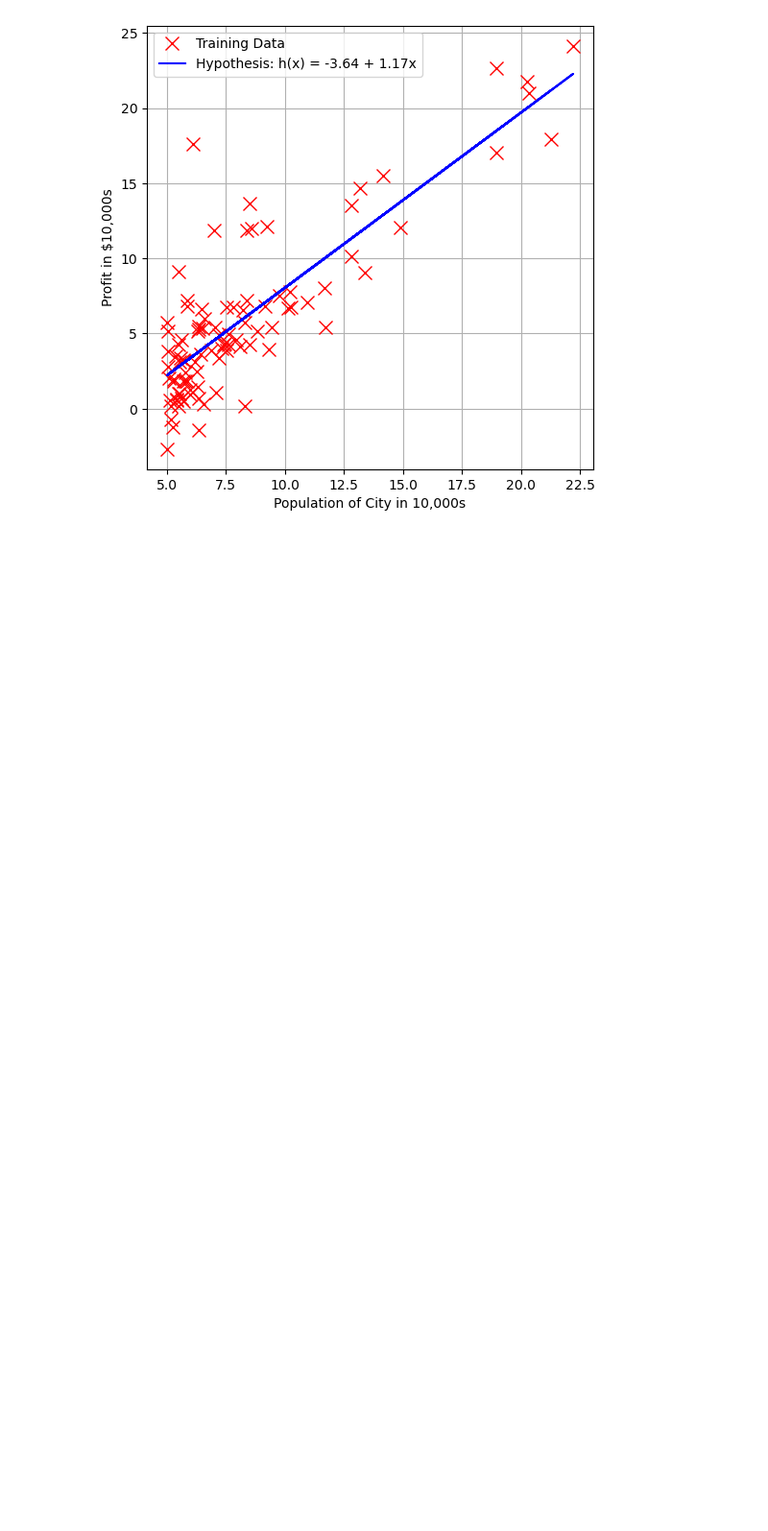
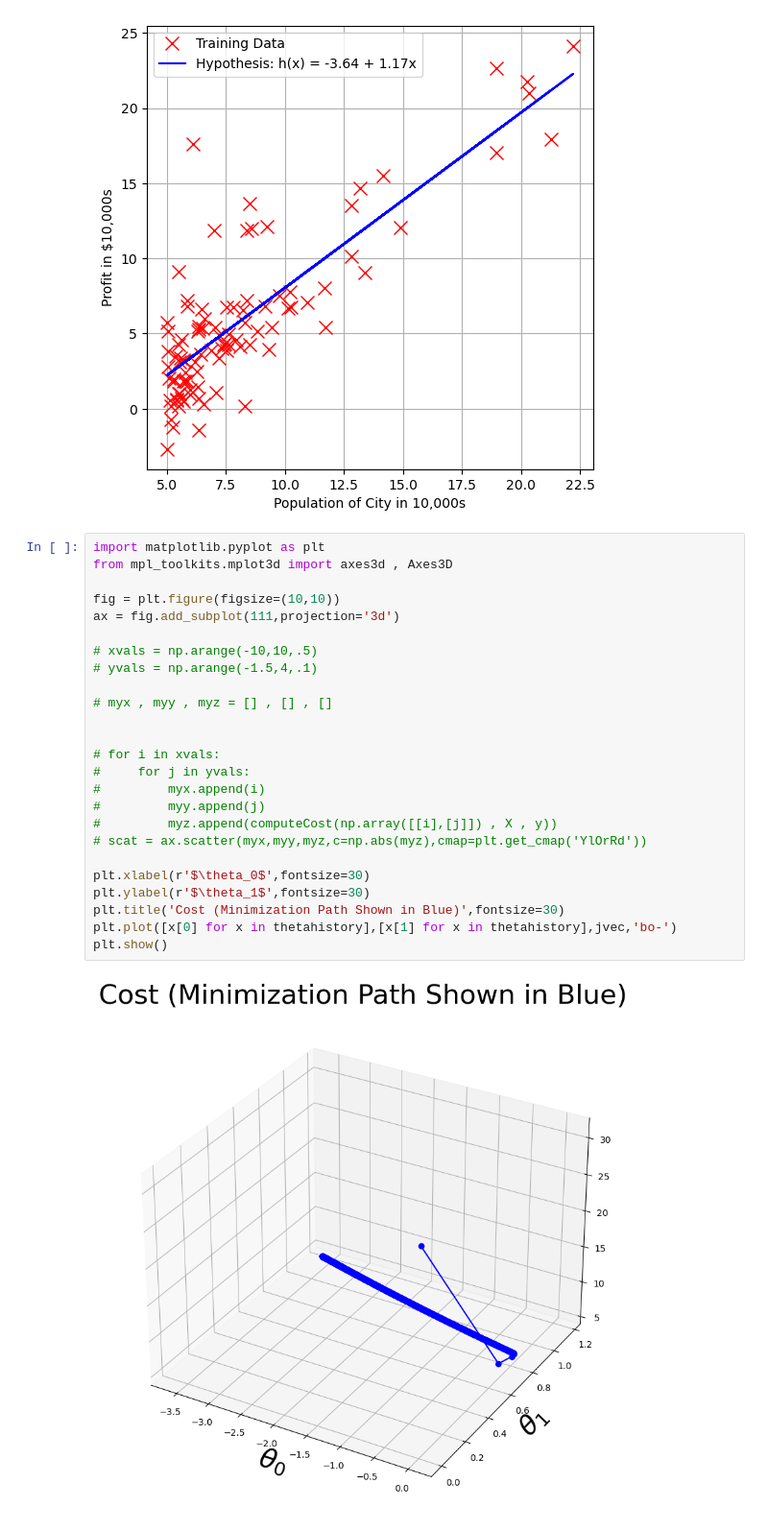
Before and after one commit to preetamshandilya/Ai, a Jupyter notebook: Ml/regression_2.ipynb, the cells around one changed output. Shown at 96% size. Cells and saved outputs as stored; diff of their text form; blank space fills up the shorter version.

```diff
--- a/Ml/regression_2.ipynb
+++ b/Ml/regression_2.ipynb
@@ -161,3 +161,30 @@ plt.legend()
 # %% [output]
 <matplotlib.legend.Legend at 0x...>
 [figure]
+# %%
+import matplotlib.pyplot as plt
+from mpl_toolkits.mplot3d import axes3d , Axes3D
+
+fig = plt.figure(figsize=(10,10))
+ax = fig.add_subplot(111,projection='3d')
+
+# xvals = np.arange(-10,10,.5)
+# yvals = np.arange(-1.5,4,.1)
+
+# myx , myy , myz = [] , [] , []
+
+
+# for i in xvals:
+#     for j in yvals:
+#         myx.append(i)
+#         myy.append(j)
+#         myz.append(computeCost(np.array([[i],[j]]) , X , y))
+# scat = ax.scatter(myx,myy,myz,c=np.abs(myz),cmap=plt.get_cmap('YlOrRd'))
+
+plt.xlabel(r'$\theta_0$',fontsize=30)
+plt.ylabel(r'$\theta_1$',fontsize=30)
+plt.title('Cost (Minimization Path Shown in Blue)',fontsize=30)
+plt.plot([x[0] for x in thetahistory],[x[1] for x in thetahistory],jvec,'bo-')
+plt.show()
+# %% [output]
+[figure, added]
```
Also changed, not shown: 3 other files.
